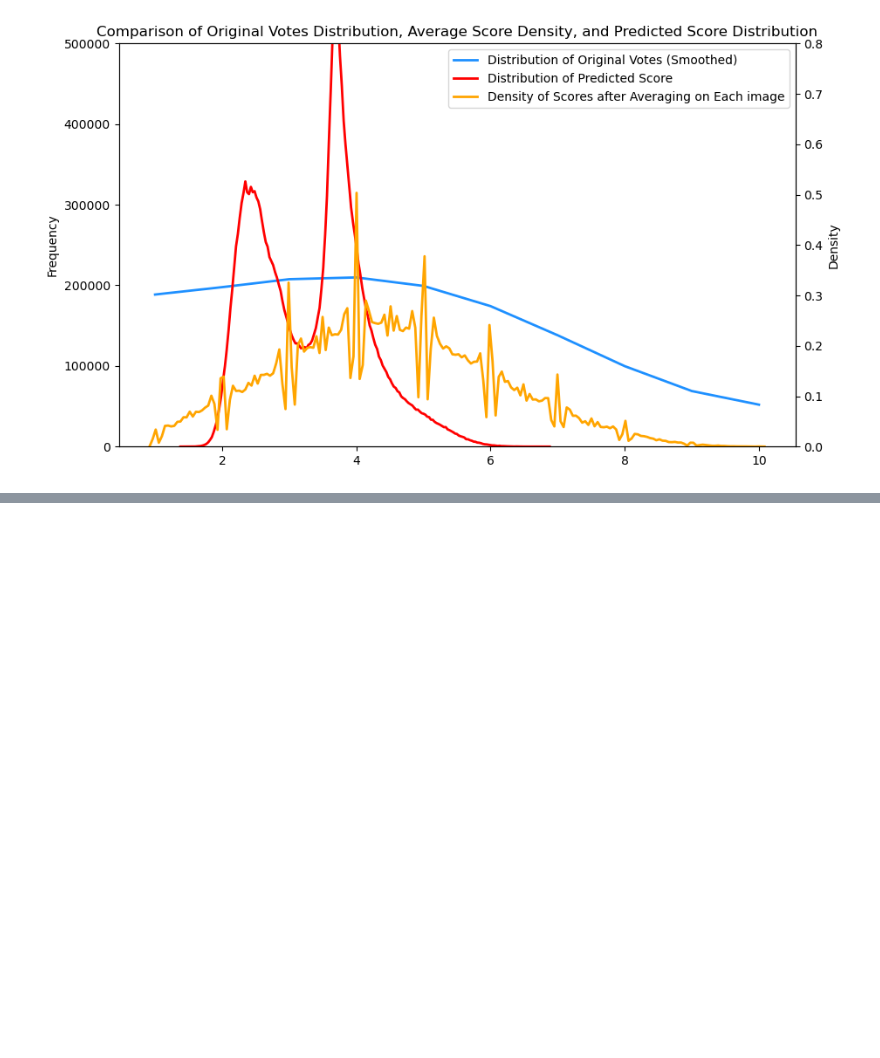
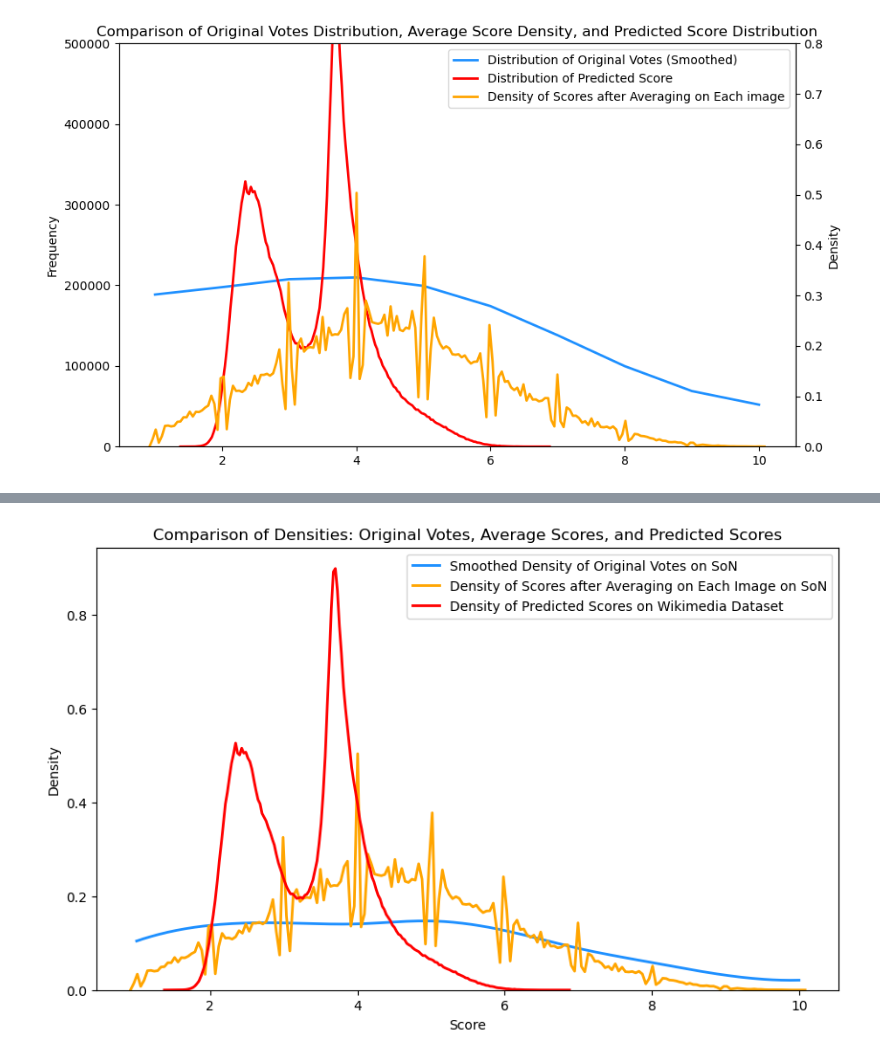
Before and after one commit to COrtsJosep/landscape-aesthetics, a Jupyter notebook: src/data/compare_image_of_predicted_before.ipynb, the cells around one changed output, grey strips where cells are left out. Cells and saved outputs as stored; diff of their text form; code cells hidden in the pictures; blank space fills up the shorter version.

```diff
--- a/src/data/compare_image_of_predicted_before.ipynb
+++ b/src/data/compare_image_of_predicted_before.ipynb
@@ -123,0 +112,66 @@ This will become an error in seaborn v0.14.0; please update your code.
+# %%
+import pandas as pd
+import matplotlib.pyplot as plt
+import seaborn as sns
+import numpy as np
+from scipy.interpolate import make_interp_spline
+from collections import Counter
+
+# File paths
+file_path_1 = '/home/ubuntu/landscape-aesthetics/data/external/scenicornot/votes.tsv'
+directory_path = Path('/home/ubuntu/landscape-aesthetics/data/processed/landscape_score')
+
+# Read and process vote data
+df_votes = pd.read_csv(file_path_1, sep='\t')
+df_votes['Votes'] = df_votes['Votes'].str.split(',')
+df_votes = df_votes.explode('Votes')
+df_votes['Votes'] = df_votes['Votes'].astype(int)
+average_data = df_votes['Average']
+
+# Flatten votes into a single list and count the frequency of each integer score
+votes_flattened = df_votes['Votes'].tolist()
+vote_counts = Counter(votes_flattened)
+
+# Extract integer scores and their frequencies
+scores = np.array(list(vote_counts.keys()))
+frequencies = np.array(list(vote_counts.values()))
+densities = frequencies / np.sum(frequencies)  # Normalize to get density
+
+# Sort scores and densities to ensure a strictly increasing sequence
+sorted_indices = np.argsort(scores)
+scores = scores[sorted_indices]
+densities = densities[sorted_indices]
+
+# Use interpolation to create a smooth curve
+x_new = np.linspace(min(scores), max(scores), 300)  # Generate more x values for a smooth curve
+spl = make_interp_spline(scores, densities, k=3)  # k=3 for cubic spline interpolation
+y_smooth = spl(x_new)
+
+# Read and process predicted score data
+scores_list = []
+for file in glob.glob(str(directory_path / "*.csv")):
+    df = pd.read_csv(file)
+    if 'predicted_score' in df.columns:
+        scores_list.extend(df['predicted_score'].dropna().tolist())
+scores_df = pd.DataFrame(scores_list, columns=['predicted_score'])
+
+# Start drawing the density chart
+plt.figure(figsize=(10, 6))
+
+# Plot the smoothed density of original votes as a curve
+plt.plot(x_new, y_smooth, color="#1E90FF", label="Smoothed Density of Original Votes on SoN", linewidth=2)
+
+# Plot density of average scores using KDE
+sns.kdeplot(average_data, color="orange", label="Density of Scores after Averaging on Each Image on SoN", bw_adjust=0.3, linewidth=2)
+
+# Plot density of predicted scores using KDE
+sns.kdeplot(scores_df['predicted_score'], color="red", label="Density of Predicted Scores on Wikimedia Dataset", bw_adjust=0.1, linewidth=2)
+
+# Chart settings
+plt.xlabel('Score')
+plt.ylabel('Density')
+plt.title('Comparison of Densities: Original Votes, Average Scores, and Predicted Scores')
+plt.legend(loc='upper right')
+plt.show()
+# %% [output]
+[figure, added]
```
Also changed, not shown: parts of 3 cells of this notebook, 1 other file.
